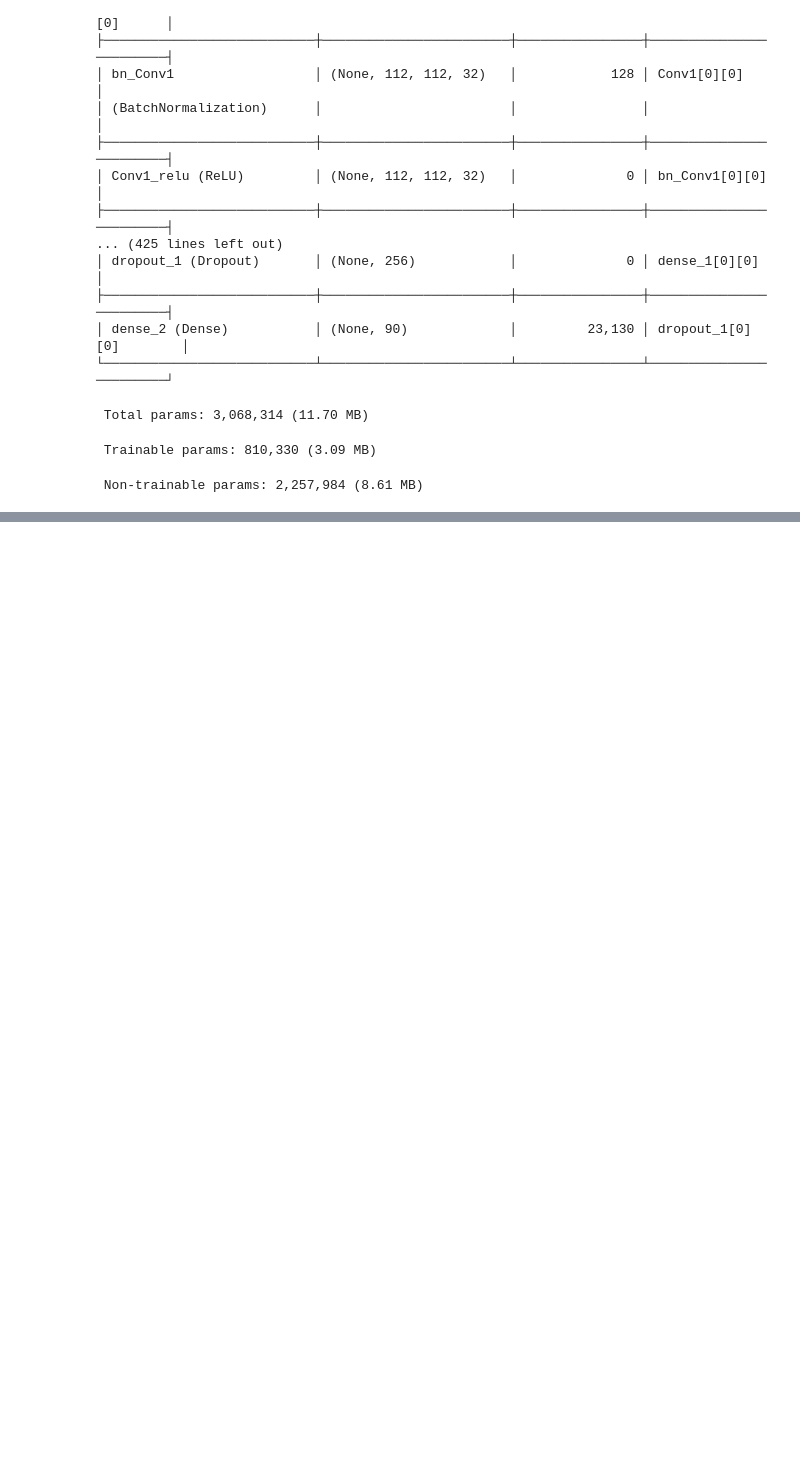
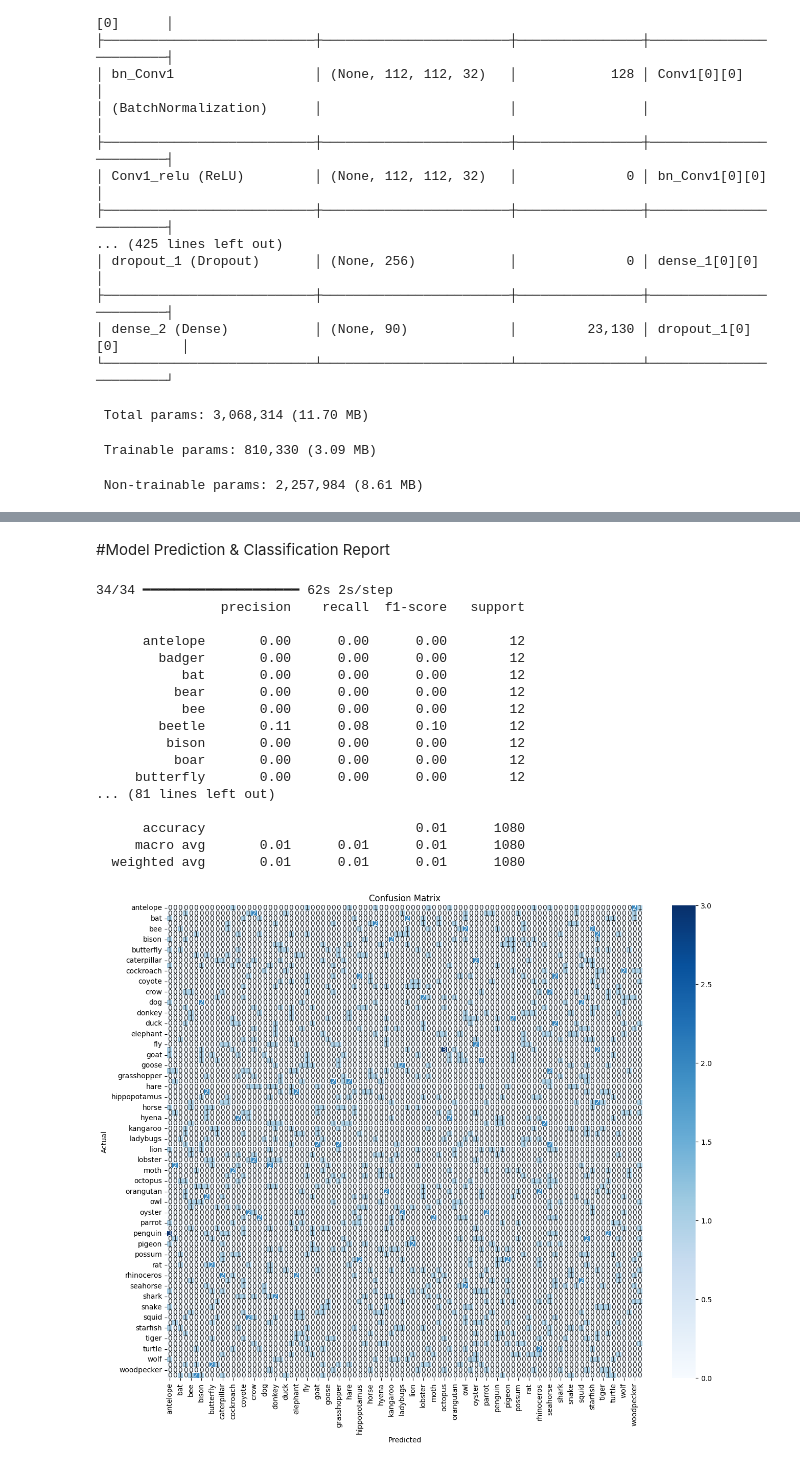
Before and after one commit to raghuvarm17633/Multi-Class-Animal-Recognition-for-Wildlife-ConservationRa, a Jupyter notebook: Multi_Class_Animal_Recognition_for_Wildlife_Conservation.ipynb, the cells around one changed output, grey strips where cells are left out. Saved outputs shown, nothing was run; the diff lists cells and outputs as text; code cells hidden in the pictures; blank space fills up the shorter version.

```diff
--- a/Multi_Class_Animal_Recognition_for_Wildlife_Conservation.ipynb
+++ b/Multi_Class_Animal_Recognition_for_Wildlife_Conservation.ipynb
@@ -152,0 +227,46 @@ Model: "functional"
+# %% [markdown]
+#Model Prediction & Classification Report
+# %%
+from sklearn.metrics import classification_report, confusion_matrix
+
+# Get predictions
+Y_pred = model.predict(val_generator)
+y_pred = np.argmax(Y_pred, axis=1)
+
+# Get ground truth labels
+y_true = val_generator.classes
+class_labels = list(val_generator.class_indices.keys())
+
+# Print classification report
+print(classification_report(y_true, y_pred, target_names=class_labels))
+
+# Confusion matrix
+import seaborn as sns
+import pandas as pd
+
+cm = confusion_matrix(y_true, y_pred)
+plt.figure(figsize=(15, 12))
+sns.heatmap(pd.DataFrame(cm, index=class_labels, columns=class_labels), annot=True, fmt="d", cmap="Blues")
+plt.ylabel("Actual")
+plt.xlabel("Predicted")
+plt.title("Confusion Matrix")
+plt.show()
+# %% [output]
+34/34 ━━━━━━━━━━━━━━━━━━━━ 62s 2s/step
+                precision    recall  f1-score   support
+
+      antelope       0.00      0.00      0.00        12
+        badger       0.00      0.00      0.00        12
+           bat       0.00      0.00      0.00        12
+          bear       0.00      0.00      0.00        12
+           bee       0.00      0.00      0.00        12
+        beetle       0.11      0.08      0.10        12
+         bison       0.00      0.00      0.00        12
+          boar       0.00      0.00      0.00        12
+     butterfly       0.00      0.00      0.00        12
+... (81 lines left out)
+
+      accuracy                           0.01      1080
+     macro avg       0.01      0.01      0.01      1080
+  weighted avg       0.01      0.01      0.01      1080
+[figure, added]
```
Also changed, not shown: parts of 10 cells of this notebook.
